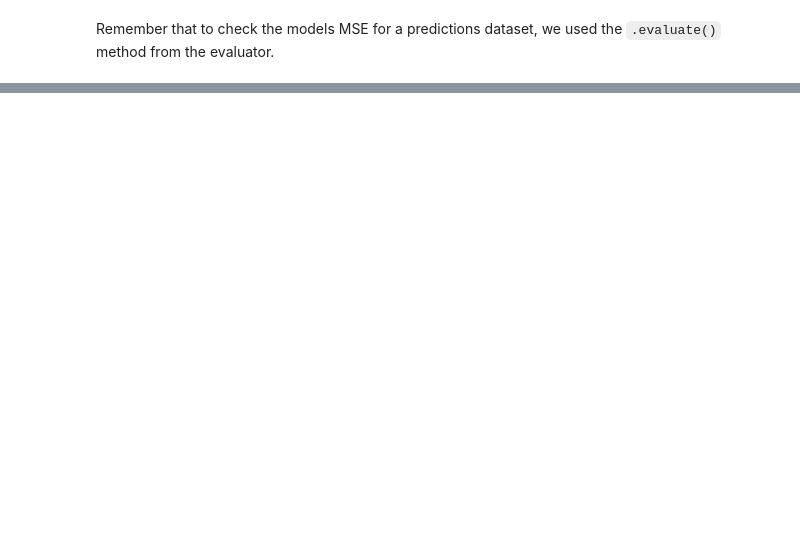
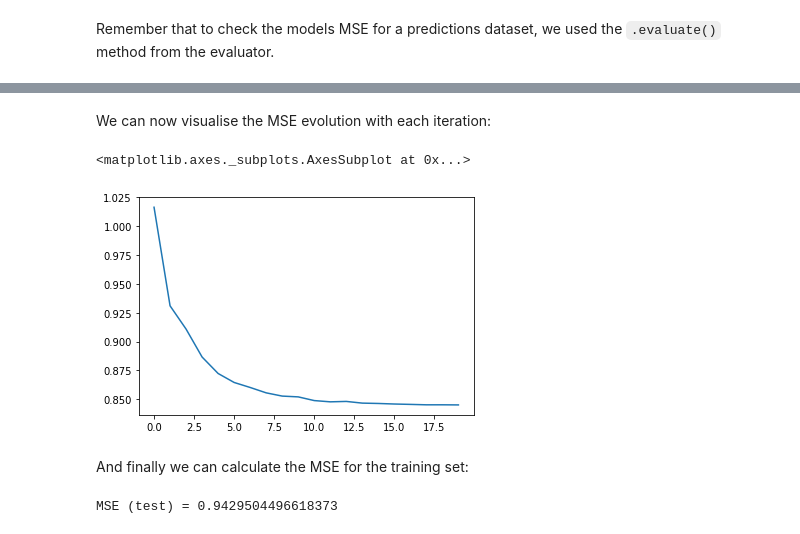
Before and after one commit to ruivieira/workshop-recommendation-engines, a Jupyter notebook: workshop.ipynb, the cells around one changed output, grey strips where cells are left out. Cells and saved outputs as stored; diff of their text form; code cells hidden in the pictures; blank space fills up the shorter version.

```diff
--- a/workshop.ipynb
+++ b/workshop.ipynb
@@ -964,0 +1161,6 @@ MSE (implicit) = 0.9532024953375471
+# %%
+learning_rate = 0.01 # "gamma"
+lambda_user = 0.1
+lambda_item = 0.7
+maxIter = 20
+rate = 1.3
@@ -964,0 +1169,29 @@ MSE (implicit) = 0.9532024953375471
+# %%
+np.random.seed(42)
+errors = []
+for it in range(maxIter):
+
+    np.random.shuffle(training_indices)
+
+    learning_rate /= rate
+
+    for pair in training_indices:
+        row = pair[0] - 1
+        col = pair[1] - 1
+        item_factor = item_factors[:, row]
+        user_factor = user_factors[:, col]
+        error = training[row, col] - user_factor.T.dot(item_factor)
+
+        item_factors[:, row] += learning_rate * (error * user_factor - lambda_item * item_factor)
+        user_factors[:, col] += learning_rate * (error * item_factor - lambda_user * user_factor)
+
+    # calculate the intermediate MSE
+    mse = 0
+    for pair in training_indices:
+        row = pair[0] - 1
+        col = pair[1] - 1
+        mse += calc_se(training[row, col], user_factors[:, col], item_factors[:, row])
+    mse /= len(training_indices)
+    print("step = {}, MSE (training) = {}.".format(it + 1, mse))
+
+    errors.append(mse)
@@ -964,0 +1219,19 @@ MSE (implicit) = 0.9532024953375471
+# %% [markdown]
+We can now visualise the MSE evolution with each iteration:
+# %%
+sns.lineplot(range(len(errors)), errors)
+# %% [output]
+<matplotlib.axes._subplots.AxesSubplot at 0x...>
+[figure, added]
+# %% [markdown]
+And finally we can calculate the MSE for the training set:
+# %%
+mse = 0
+for i in test_indices:
+    row = i[0] - 1
+    col = i[1] - 1
+    mse += calc_se(testing[row, col], user_factors[:, col], item_factors[:, row])
+mse /= len(test_indices)
+print("MSE (test) = {}".format(mse))
+# %% [output]
+MSE (test) = 0.9429504496618373
```
Also changed, not shown: parts of 57 cells of this notebook, 2 other files.
